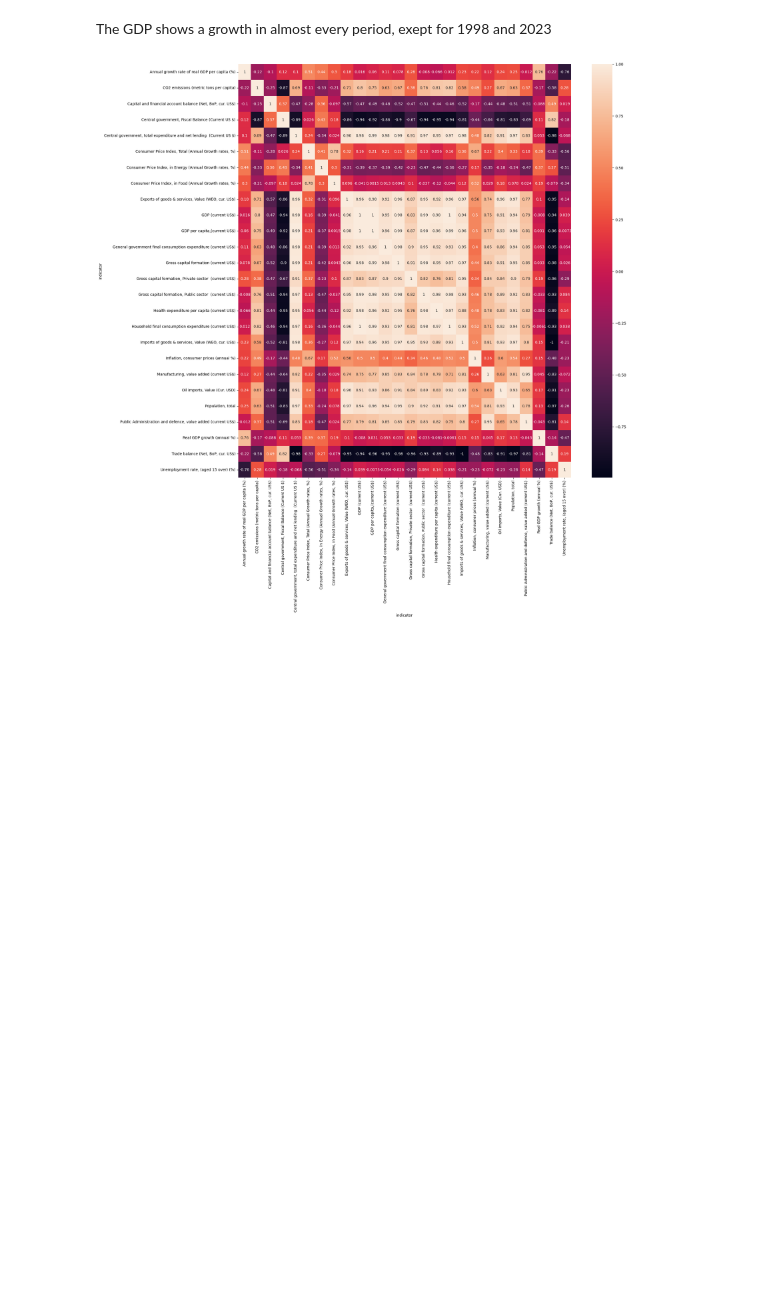
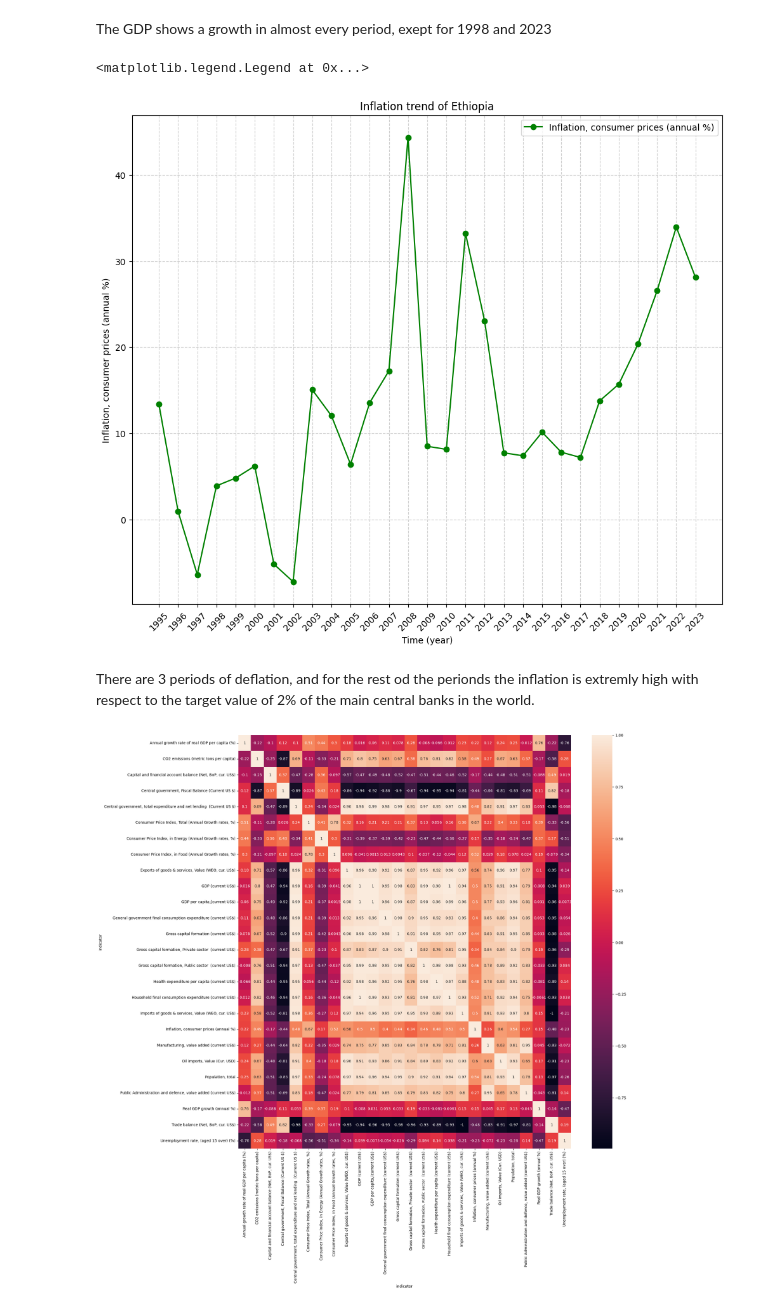
Before and after one commit to arsenilsina/prog_project, a Jupyter notebook: african_economies.ipynb, the cells around one changed output. Drawn from its saved outputs; the diff is of its cells as text; code cells hidden in the pictures; blank space fills up the shorter version.

```diff
--- a/african_economies.ipynb
+++ b/african_economies.ipynb
@@ -352,6 +352,23 @@ plt.show()
 [figure]
 # %% [markdown]
 The GDP shows a growth in almost every period, exept for 1998 and 2023
+# %%
+1# Now I check the inflation of Ethiopia year by year
+plt.figure(figsize=(12, 10))
+
+plt.plot(ethiopia_df.index.get_level_values('Date'), ethiopia_df['Inflation, consumer prices (annual %)'], color='green', label='Inflation, consumer prices (annual %)', linestyle='-', marker='o')
+plt.xlabel('Time (year)')
+plt.ylabel('Inflation, consumer prices (annual %)')
+plt.title('Inflation trend of Ethiopia')
+plt.grid(linestyle='--', alpha=0.6)
+plt.xticks(ethiopia_df.index.get_level_values('Date'))
+plt.gca().set_xticklabels(ethiopia_df.index.get_level_values('Date'), rotation=45) #  Sets the tick labels for the x-axis
+plt.legend()
+# %% [output]
+<matplotlib.legend.Legend at 0x...>
+[figure, added]
+# %% [markdown]
+There are 3 periods of deflation, and for the rest od the perionds the inflation is extremly high with respect to the target value of 2% of the main central banks in the world.
 # %%
 # Let's check for some interesting correlations
 plt.figure(figsize=(20,20))
```
Also changed, not shown: parts of 2 cells of this notebook.
